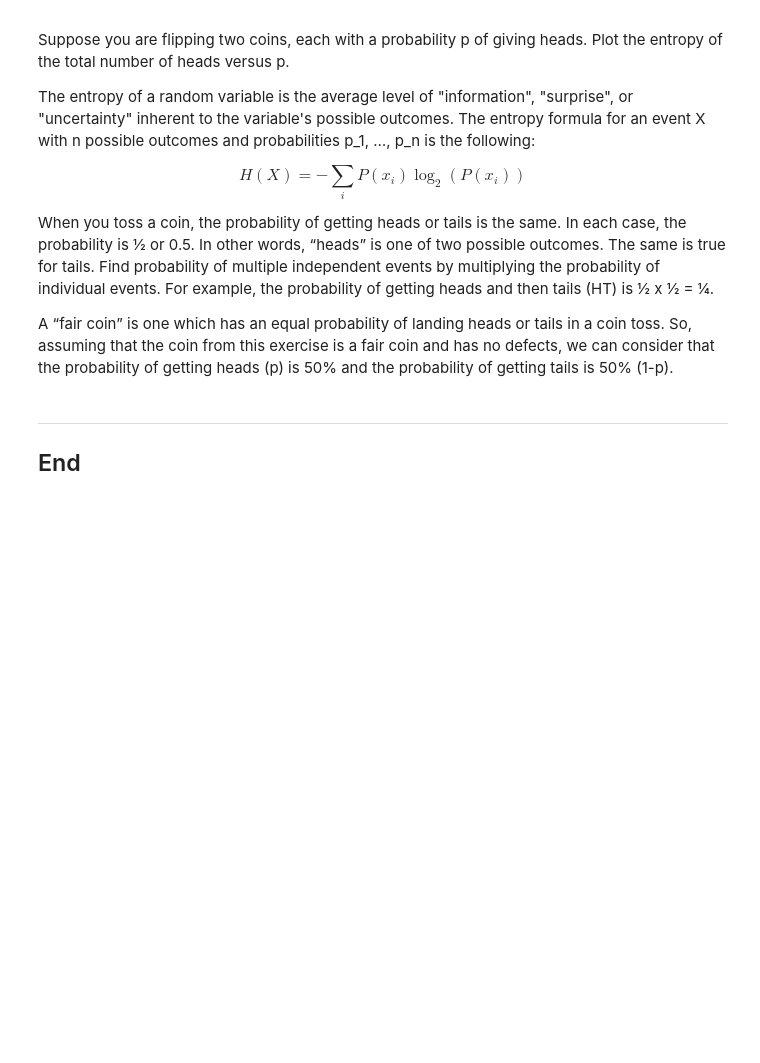
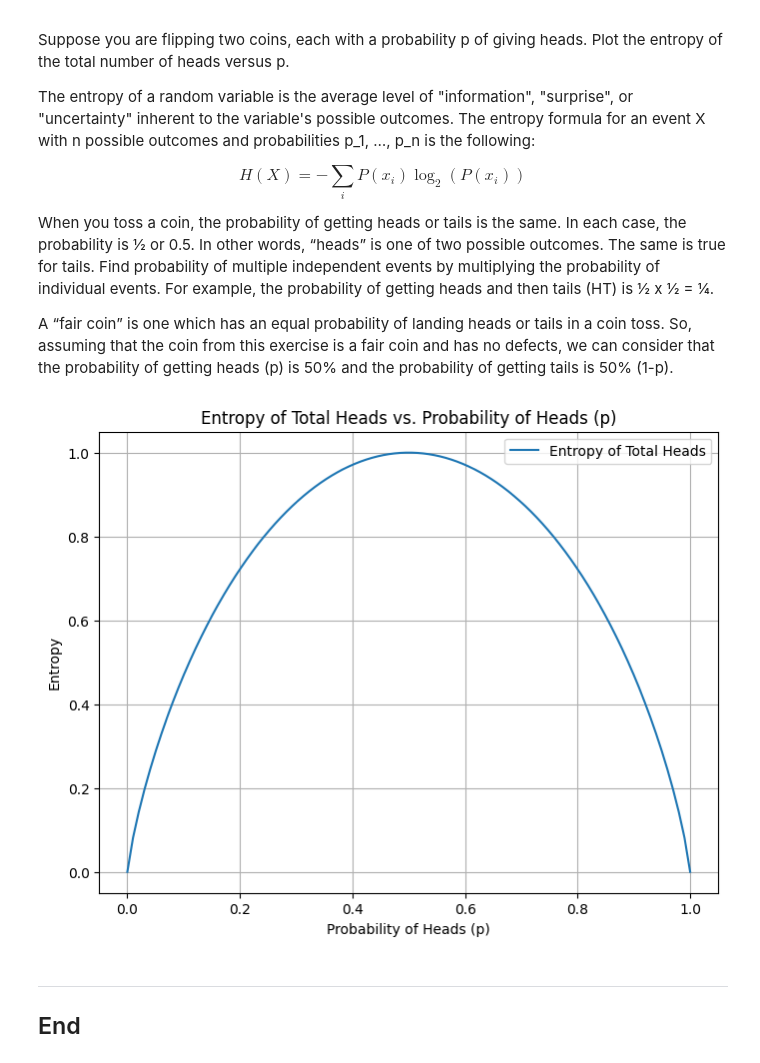
Before and after one commit to StefaniaVerduga/fundamentals-of-data-analysis, a Jupyter notebook: tasks.ipynb, the cells around one changed output. Drawn from its saved outputs; the diff is of its cells as text; code cells hidden in the pictures; blank space fills up the shorter version.

Commit message:
Developed entropy concept for task 4

```diff
--- a/tasks.ipynb
+++ b/tasks.ipynb
@@ -362,3 +360,30 @@ import matplotlib.pyplot as plt
+# %%
+import matplotlib.pyplot as plt
+
+def entropy(p):
+    q = 1 - p
+    if p == 0 or p == 1:
+        return 0
+    else:
+        return - (p * np.log2(p) + q * np.log2(q))
+
+# Probability values (p) ranging from 0 to 1
+p_values = np.linspace(0, 1, 100)
+
+# Calculate entropy for each probability value
+entropy_values = [entropy(p) for p in p_values]
+
+# Plotting
+plt.figure(figsize=(8, 6))
+plt.plot(p_values, entropy_values, label='Entropy of Total Heads')
+plt.title('Entropy of Total Heads vs. Probability of Heads (p)')
+plt.xlabel('Probability of Heads (p)')
+plt.ylabel('Entropy')
+plt.legend()
+plt.grid(True)
+plt.show()
+# %% [output]
+[figure, added]
 # %% [markdown]
 ***
 
```
Also changed, not shown: parts of 8 cells of this notebook.
